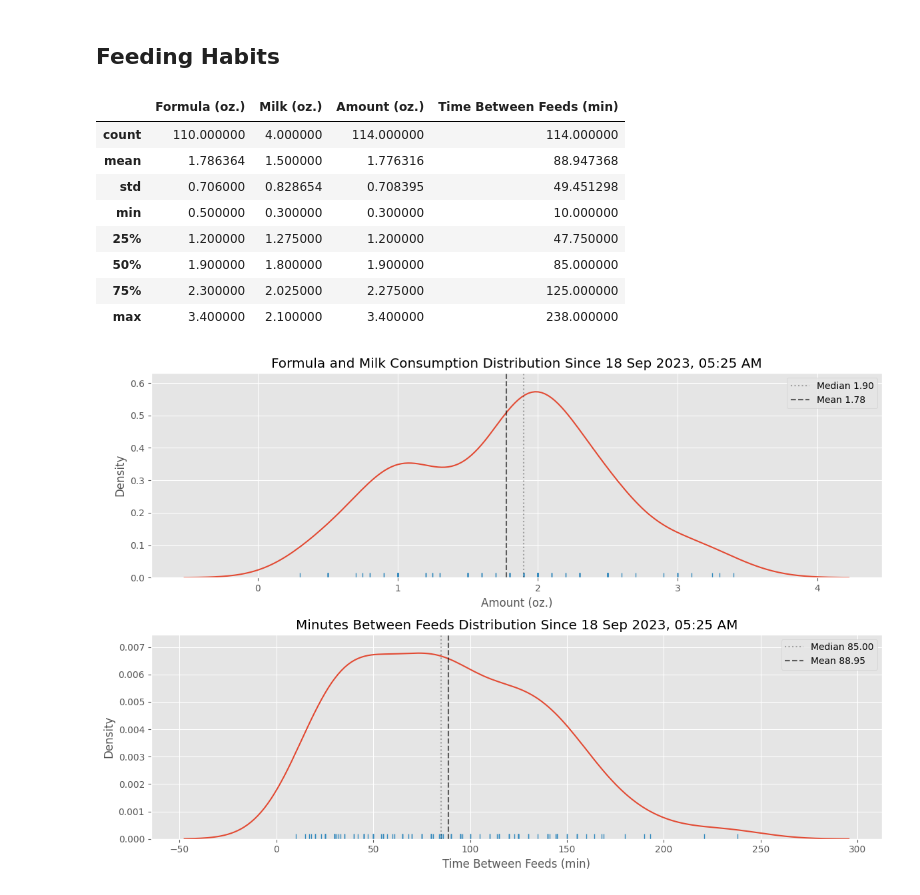
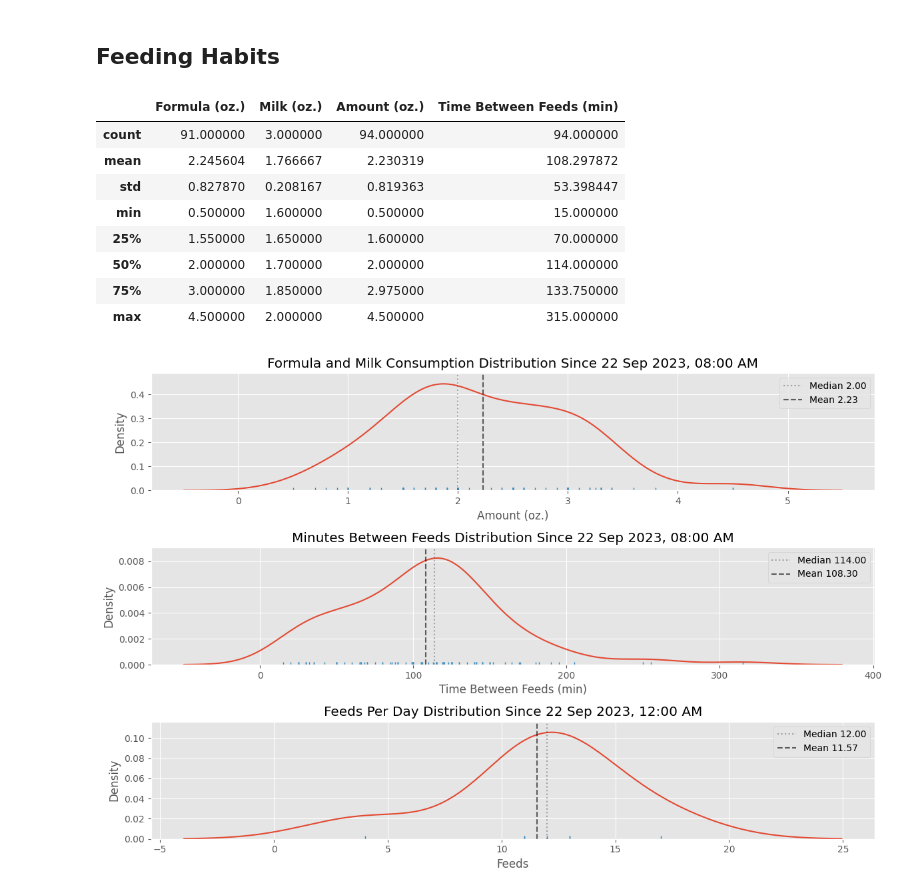
Before and after one commit to jgalloway42/andrews_baby_tracker, a Jupyter notebook: notebooks/andrews_data.ipynb, the cells around one changed output. Drawn from its saved outputs; the diff is of its cells as text; code cells hidden in the pictures.

```diff
--- a/notebooks/andrews_data.ipynb
+++ b/notebooks/andrews_data.ipynb
@@ -20,6 +20,14 @@ def get_data(filename):
 def get_days_between(datePast, dateFuture):
    difference = dateFuture - datePast
    return difference.total_seconds() / timedelta(days=1).total_seconds()
+# %%
+# set date range for recent analysis
+to_analyze = timedelta(days=7)
+
+def get_recent_filter(df):
+    start_date = (df.index[-1] - to_analyze)
+    analysis_flt = df.index > start_date
+    return start_date,analysis_flt
 # %% [markdown]
 ## Diaper Habits
 # %%
@@ -110,69 +122,81 @@ _=plt.savefig(os.path.join(figure_path,'weight.png'))
 # %% [markdown]
 ## Feeding Habits
 # %%
-to_analyze = timedelta(days=7)
 feeding_df = (pd.concat((get_data(files_dict['Andrew_formula']).rename(columns={'Amount (oz.)':'Formula (oz.)'}),
                         get_data(files_dict['Andrew_expressed']).rename(columns={'Amount (oz.)':'Milk (oz.)'})),axis=1)
                         .drop(columns=['Note'])
                         .assign(Amount = lambda x: x['Formula (oz.)'].fillna(x['Milk (oz.)']))
                         .rename(columns={'Amount':'Amount (oz.)'})
                         .sort_index())
-
+start_date, analysis_flt = get_recent_filter(feeding_df)
 feeding_df['hour_of_day'] = [x.hour for x in feeding_df.index]
 feeding_df['Time Between Feeds (min)'] = feeding_df.index
 feeding_df['Time Between Feeds (min)'] = feeding_df['Time Between Feeds (min)'].diff().fillna(timedelta(seconds=0))
 feeding_df['Time Between Feeds (min)'] = feeding_df['Time Between Feeds (min)'].apply(lambda x: x.seconds//60)
+feeding_df['Feeds'] = 0
+feeding_df['Feeds'].loc[~feeding_df['Amount (oz.)'].isna()] = 1
 
 # analyze recent data
-start_date = (feeding_df.index[-1] - to_analyze)
-analysis_flt = feeding_df.index > start_date
 feeding_df['rolling mean amount'] = feeding_df['Amount (oz.)'].rolling(to_analyze).mean()
 feeding_df['rolling median amount'] = feeding_df['Amount (oz.)'].rolling(to_analyze).median()
 
 feeding_df['rolling mean time between feeds'] = feeding_df['Time Between Feeds (min)'].rolling(to_analyze).mean()
 feeding_df['rolling median time between feeds'] = feeding_df['Time Between Feeds (min)'].rolling(to_analyze).median()
-
-
 
 stats = feeding_df.loc[analysis_flt].describe()
 display(stats[['Formula (oz.)','Milk (oz.)','Amount (oz.)','Time Between Feeds (min)']])
 mean = stats.at['mean','Amount (oz.)']
 median = stats.at['50%','Amount (oz.)']
 mean_time = stats.at['mean','Time Between Feeds (min)']
 median_time = stats.at['50%','Time Between Feeds (min)']
 
 
 # plot
-f,axes = plt.subplots(ncols=1,nrows=2,figsize=(12,8))
-ax1,ax2 = axes.ravel()
+f,axes = plt.subplots(ncols=1,nrows=3,figsize=(12,8))
+ax1,ax2,ax3 = axes.ravel()
 ax=sns.kdeplot(data=feeding_df.loc[analysis_flt],x='Amount (oz.)',ax=ax1)
 ax=sns.rugplot(data=feeding_df.loc[analysis_flt],x='Amount (oz.)',ax=ax)
 ax.axvline(median,color='k',linestyle='dotted',label=f'Median {median:0.2f}',alpha=0.3)
 ax.axvline(mean,color='k',linestyle='dashed',label=f'Mean {mean:0.2f}',alpha=0.6)
 ax.legend()
 s = datetime.strftime(start_date,'%d %b %Y, %I:%M %p')
 ax.set_title(f'Formula and Milk Consumption Distribution Since {s}')
 
 ax=sns.kdeplot(data=feeding_df.loc[analysis_flt],x='Time Between Feeds (min)',ax=ax2)
 ax=sns.rugplot(data=feeding_df.loc[analysis_flt],x='Time Between Feeds (min)',ax=ax)
 ax.axvline(median_time,color='k',linestyle='dotted',label=f'Median {median_time:0.2f}',alpha=0.3)
 ax.axvline(mean_time,color='k',linestyle='dashed',label=f'Mean {mean_time:0.2f}',alpha=0.6)
 ax.legend()
 s = datetime.strftime(start_date,'%d %b %Y, %I:%M %p')
 ax.set_title(f'Minutes Between Feeds Distribution Since {s}')
 
+
+daily_feeds_df = feeding_df.resample('D').sum()
+daily_feeds_df['rolling mean feeds per day'] = daily_feeds_df['Feeds'].rolling(to_analyze).mean()
+daily_feeds_df['rolling median feeds per day'] = daily_feeds_df['Feeds'].rolling(to_analyze).median()
+start_date,analysis_flt = get_recent_filter(daily_feeds_df)
+mean_feeds = daily_feeds_df.loc[analysis_flt].Feeds.mean()
+median_feeds = daily_feeds_df.loc[analysis_flt].Feeds.median()
+ax=sns.kdeplot(data=daily_feeds_df.loc[analysis_flt],x='Feeds',ax=ax3)
+ax=sns.rugplot(data=daily_feeds_df.loc[analysis_flt],x='Feeds',ax=ax)
+ax.axvline(median_feeds,color='k',linestyle='dotted',label=f'Median {median_feeds:0.2f}',alpha=0.3)
+ax.axvline(mean_feeds,color='k',linestyle='dashed',label=f'Mean {mean_feeds:0.2f}',alpha=0.6)
+ax.legend()
+s = datetime.strftime(start_date,'%d %b %Y, %I:%M %p')
+ax.set_title(f'Feeds Per Day Distribution Since {s}')
+
 plt.tight_layout()
 
 _=plt.savefig(os.path.join(figure_path,'feeding_distribution.png'))
 # %% [output]
 |  | Formula (oz.) | Milk (oz.) | Amount (oz.) | Time Between Feeds (min) |
-| count | 110.000000 | 4.000000 | 114.000000 | 114.000000 |
-| mean | 1.786364 | 1.500000 | 1.776316 | 88.947368 |
-| std | 0.706000 | 0.828654 | 0.708395 | 49.451298 |
-| min | 0.500000 | 0.300000 | 0.300000 | 10.000000 |
-| 25% | 1.200000 | 1.275000 | 1.200000 | 47.750000 |
-| 50% | 1.900000 | 1.800000 | 1.900000 | 85.000000 |
-| 75% | 2.300000 | 2.025000 | 2.275000 | 125.000000 |
-| max | 3.400000 | 2.100000 | 3.400000 | 238.000000 |
+| count | 91.000000 | 3.000000 | 94.000000 | 94.000000 |
+| mean | 2.245604 | 1.766667 | 2.230319 | 108.297872 |
+| std | 0.827870 | 0.208167 | 0.819363 | 53.398447 |
+| min | 0.500000 | 1.600000 | 0.500000 | 15.000000 |
+| 25% | 1.550000 | 1.650000 | 1.600000 | 70.000000 |
+| 50% | 2.000000 | 1.700000 | 2.000000 | 114.000000 |
+| 75% | 3.000000 | 1.850000 | 2.975000 | 133.750000 |
+| max | 4.500000 | 2.000000 | 4.500000 | 315.000000 |
-[figure, old version]
+[figure, new version]
 # %%
```
Also changed, not shown: parts of 7 cells of this notebook, 6 other files.
